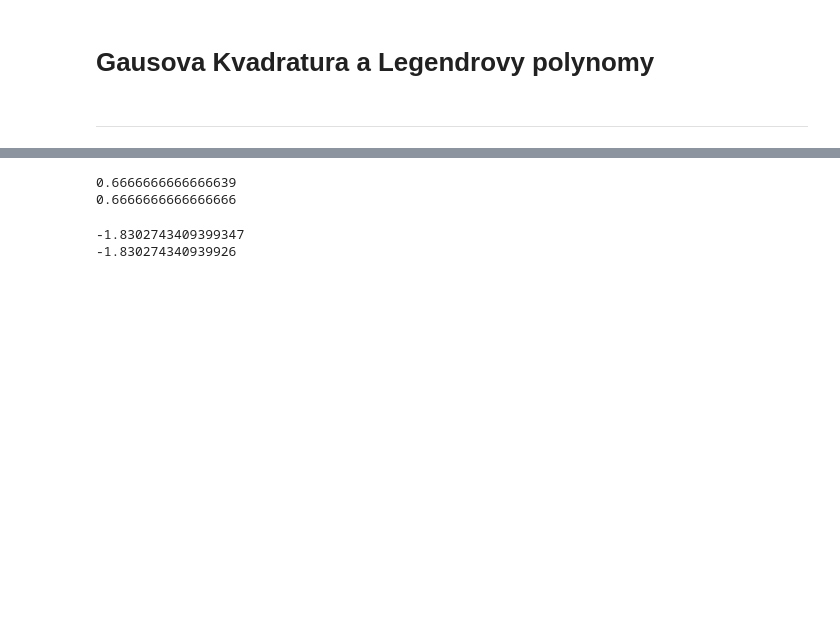
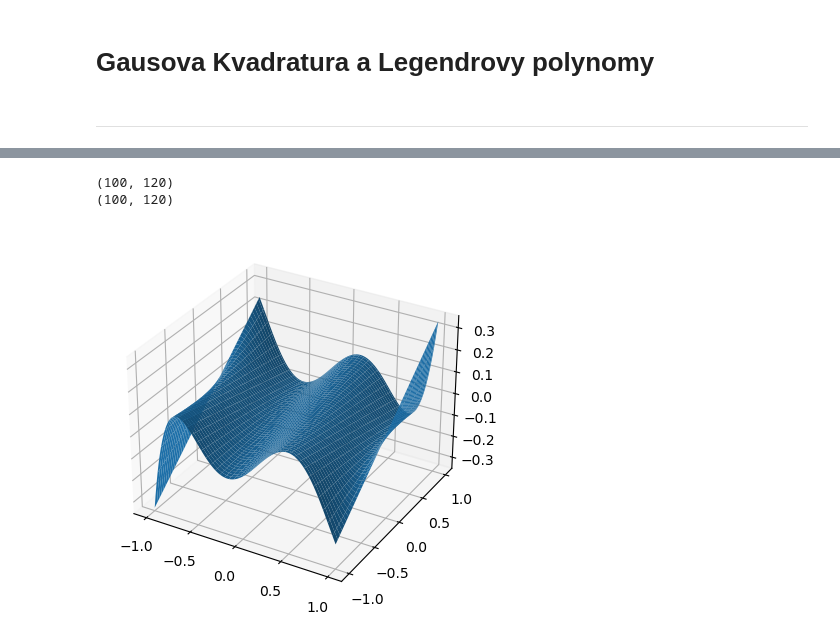
Before and after one commit to SED0280/BakalarkaCode, a Jupyter notebook: Gausova Kvadratura.ipynb, the cells around one changed output, grey strips where cells are left out. Drawn from its saved outputs; the diff is of its cells as text; code cells hidden in the pictures; blank space fills up the shorter version.

```diff
--- a/Gausova Kvadratura.ipynb
+++ b/Gausova Kvadratura.ipynb
@@ -105,20 +87,37 @@ plt.plot(t, l[n])
 # %%
 n=100
 f = lambda x: x**2
-print(kv.JacobiGaussQuadLegendre(f,n))
 fI = lambda x: x**3/3
-print(fI(1)-fI(-1))
+Gq = kv.JacobiGaussQuadLegendre(f,n)
+print("Gauss-quadrature:", Gq)
+print("actual value of integral:", fI(1)-fI(-1))
+print("error:", Gq - (fI(1)-fI(-1)))
-# %% [output]
-0.6666666666666639
-0.6666666666666666
 # %%
 n = 100
 a = 10
 b = 25
 f = lambda x: np.sin(x)
-print(kv.JacobiGaussQuadLegendreInterval(f, n, a, b))
 fI = lambda x: -np.cos(x)
-print(fI(b)-fI(a))
+Gq = kv.JacobiGaussQuadLegendreInterval(f, n, a, b)
+print("Gauss-quadrature:", Gq)
+print("actual value of integral:", fI(b)-fI(a))
+print("error:", Gq - (fI(b)-fI(a)))
-# %% [output]
--1.8302743409399347
--1.830274340939926
+# %%
+nx, ny = (120, 100)
+a = -1
+b = 1
+c = -1
+d = 1
+xx = np.linspace(a, b, nx)
+yy = np.linspace(c, d, ny)
+X, Y = np.meshgrid(xx, yy)
+l = kv.generate2DLegendre(X, Y, 500)
+print(Y.shape)
+print(X.shape)
+fig, ax = plt.subplots(subplot_kw={"projection": "3d"})
+ax.plot_surface(X, Y, l[5])
+plt.show()
+# %% [output]
+(100, 120)
+(100, 120)
+[figure, added]
```
Also changed, not shown: parts of 5 cells of this notebook, 1 other file.
